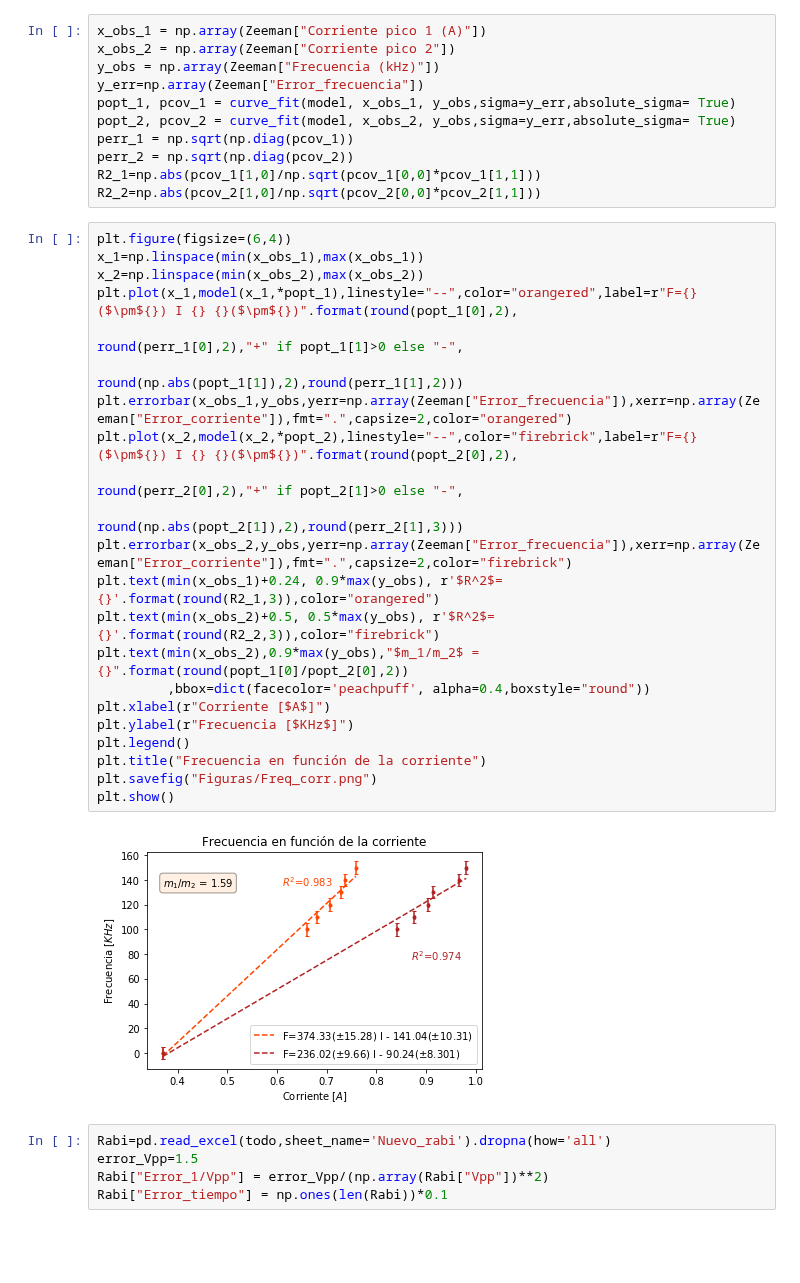
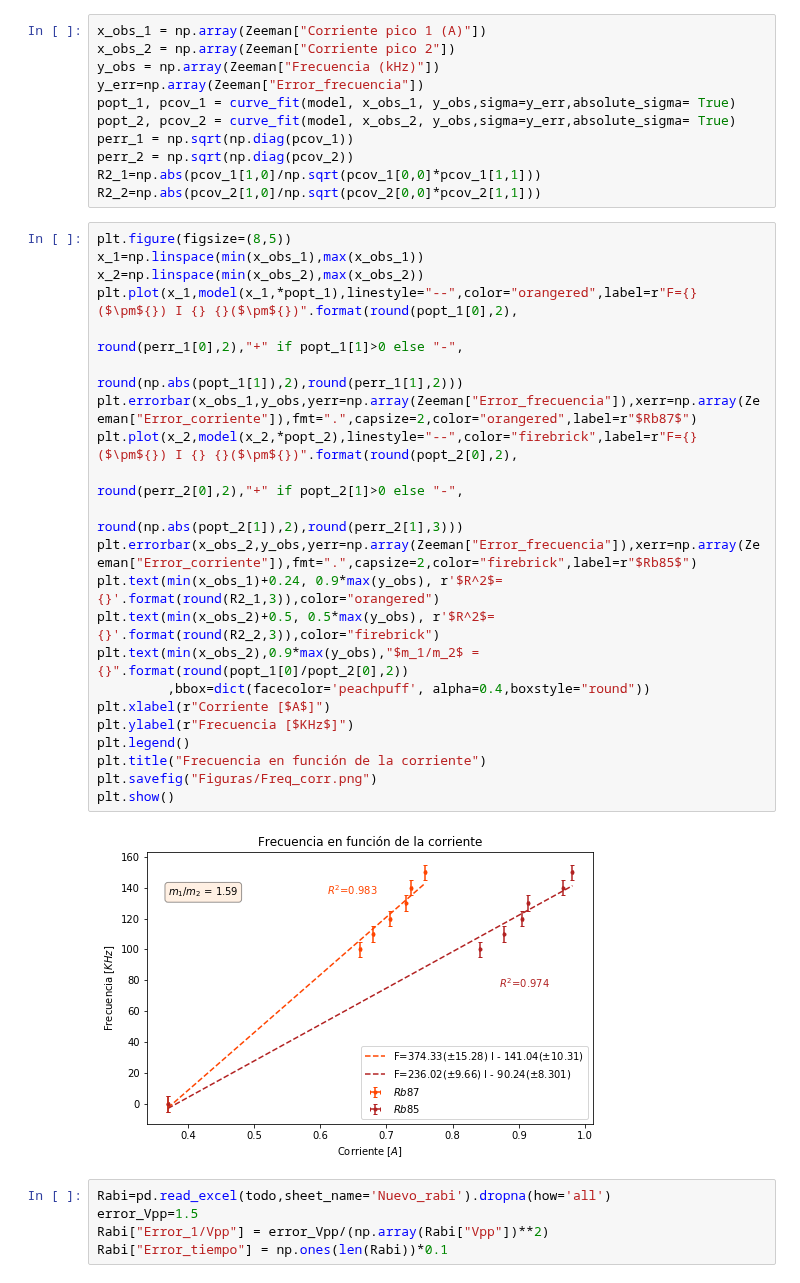
Before and after one commit to jamontanac/Laboratorio-Avanzado, a Jupyter notebook: Optical_Pumping/Analisis.ipynb, the cells around one changed output. Saved outputs shown, nothing was run; the diff lists cells and outputs as text; blank space fills up the shorter version.

```diff
--- a/Optical_Pumping/Analisis.ipynb
+++ b/Optical_Pumping/Analisis.ipynb
@@ -29,29 +29,29 @@ perr_2 = np.sqrt(np.diag(pcov_2))
 R2_1=np.abs(pcov_1[1,0]/np.sqrt(pcov_1[0,0]*pcov_1[1,1]))
 R2_2=np.abs(pcov_2[1,0]/np.sqrt(pcov_2[0,0]*pcov_2[1,1]))
 # %%
-plt.figure(figsize=(6,4))
+plt.figure(figsize=(8,5))
 x_1=np.linspace(min(x_obs_1),max(x_obs_1))
 x_2=np.linspace(min(x_obs_2),max(x_obs_2))
 plt.plot(x_1,model(x_1,*popt_1),linestyle="--",color="orangered",label=r"F={}($\pm${}) I {} {}($\pm${})".format(round(popt_1[0],2),
                                                                                     round(perr_1[0],2),"+" if popt_1[1]>0 else "-",
                                                                                     round(np.abs(popt_1[1]),2),round(perr_1[1],2)))
-plt.errorbar(x_obs_1,y_obs,yerr=np.array(Zeeman["Error_frecuencia"]),xerr=np.array(Zeeman["Error_corriente"]),fmt=".",capsize=2,color="orangered")
+plt.errorbar(x_obs_1,y_obs,yerr=np.array(Zeeman["Error_frecuencia"]),xerr=np.array(Zeeman["Error_corriente"]),fmt=".",capsize=2,color="orangered",label=r"$Rb87$")
 plt.plot(x_2,model(x_2,*popt_2),linestyle="--",color="firebrick",label=r"F={}($\pm${}) I {} {}($\pm${})".format(round(popt_2[0],2),
                                                                                     round(perr_2[0],2),"+" if popt_2[1]>0 else "-",
                                                                                     round(np.abs(popt_2[1]),2),round(perr_2[1],3)))
-plt.errorbar(x_obs_2,y_obs,yerr=np.array(Zeeman["Error_frecuencia"]),xerr=np.array(Zeeman["Error_corriente"]),fmt=".",capsize=2,color="firebrick")
+plt.errorbar(x_obs_2,y_obs,yerr=np.array(Zeeman["Error_frecuencia"]),xerr=np.array(Zeeman["Error_corriente"]),fmt=".",capsize=2,color="firebrick",label=r"$Rb85$")
 plt.text(min(x_obs_1)+0.24, 0.9*max(y_obs), r'$R^2$={}'.format(round(R2_1,3)),color="orangered")
 plt.text(min(x_obs_2)+0.5, 0.5*max(y_obs), r'$R^2$={}'.format(round(R2_2,3)),color="firebrick")
 plt.text(min(x_obs_2),0.9*max(y_obs),"$m_1/m_2$ = {}".format(round(popt_1[0]/popt_2[0],2))
          ,bbox=dict(facecolor='peachpuff', alpha=0.4,boxstyle="round"))
 plt.xlabel(r"Corriente [$A$]")
 plt.ylabel(r"Frecuencia [$KHz$]")
 plt.legend()
 plt.title("Frecuencia en función de la corriente")
 plt.savefig("Figuras/Freq_corr.png")
 plt.show()
 # %% [output]
-[figure, old version]
+[figure, new version]
 # %%
 Rabi=pd.read_excel(todo,sheet_name='Nuevo_rabi').dropna(how='all')
 error_Vpp=1.5
```
